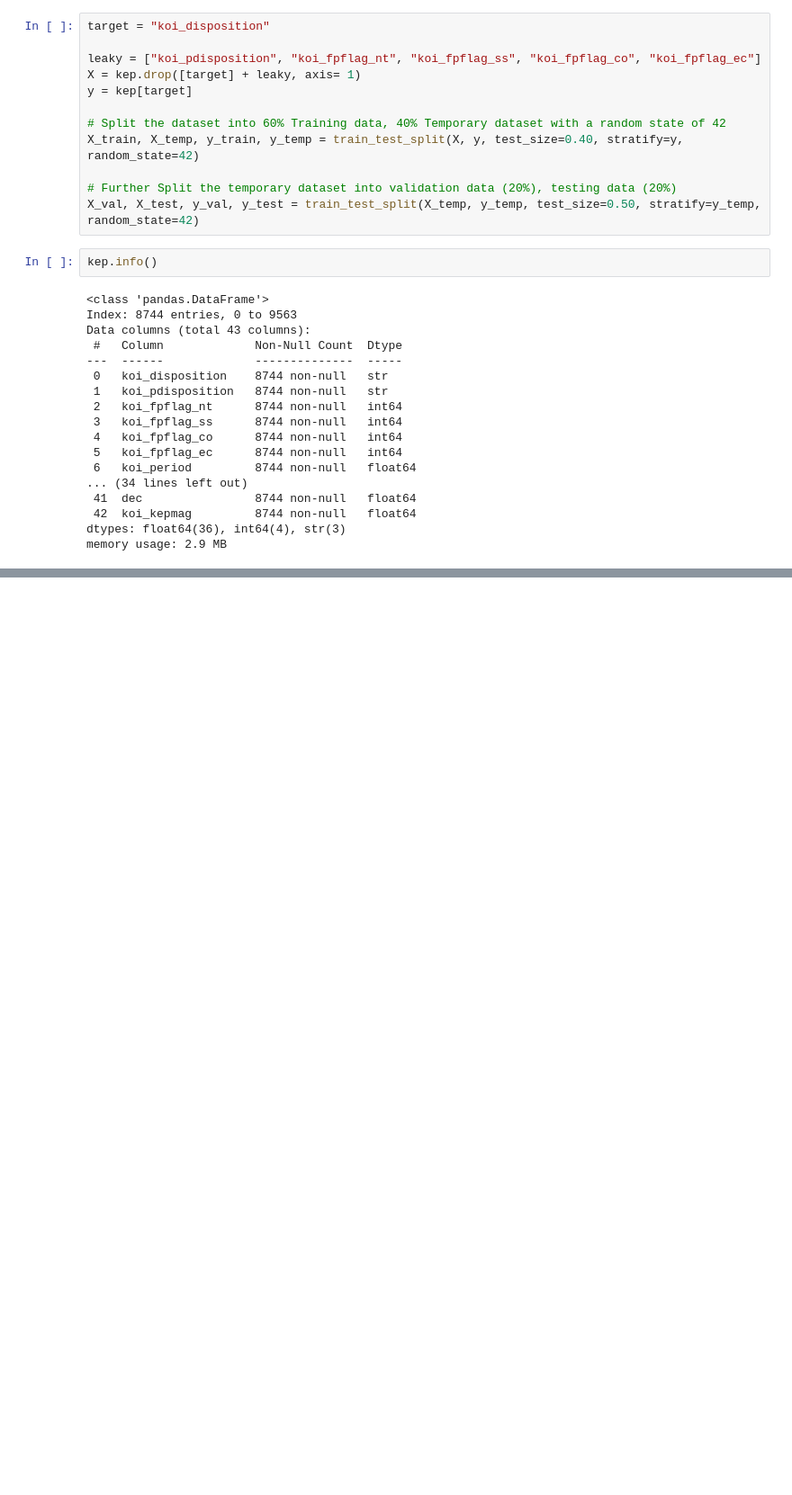
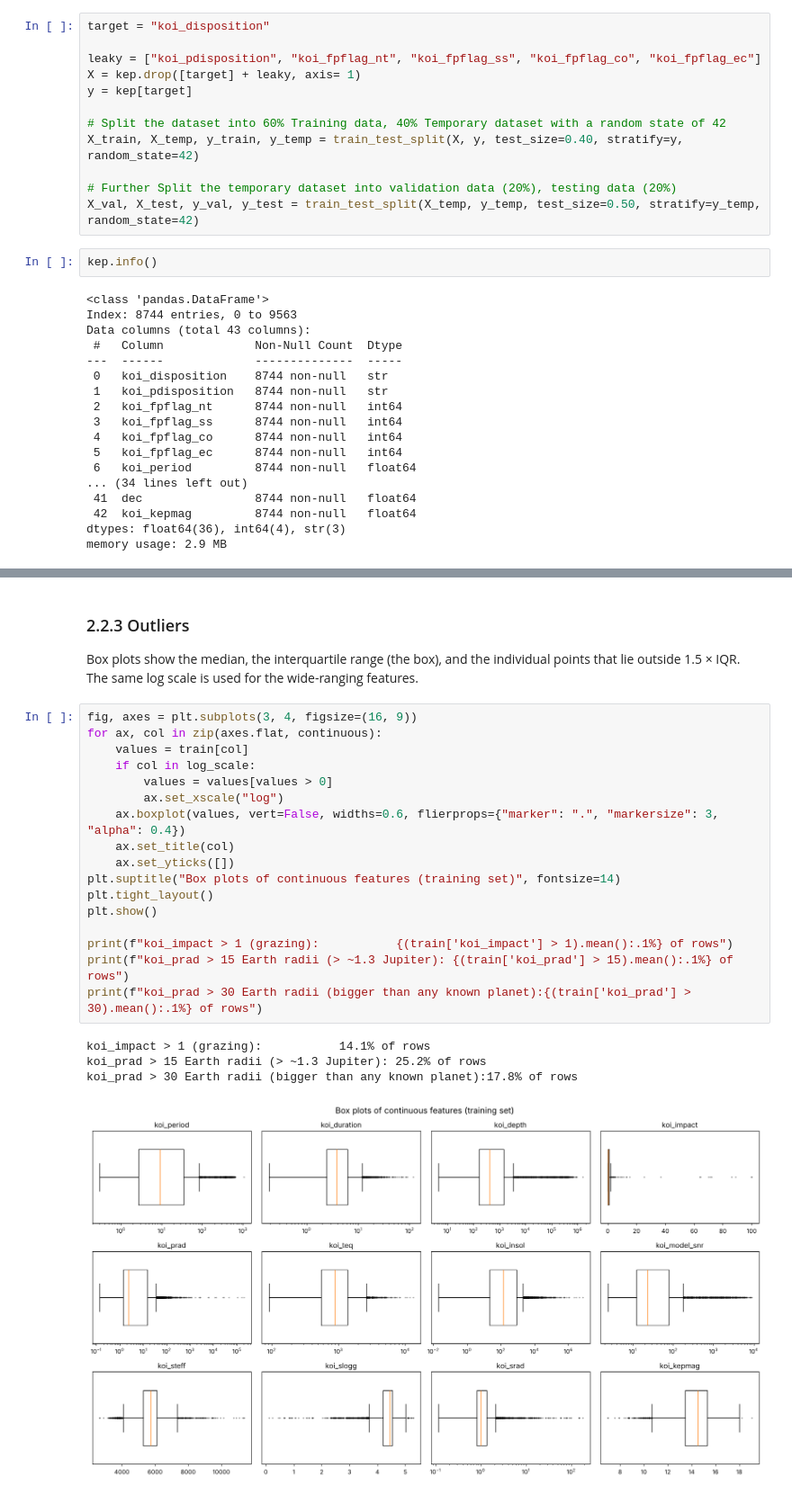
Before and after one commit to ayoajimuda/machine-learning, a Jupyter notebook: notebooks/clas/exoplanet_search.ipynb, the cells around one changed output, grey strips where cells are left out. Shown at 90% size. Cells and saved outputs as stored; diff of their text form; blank space fills up the shorter version.

```diff
--- a/notebooks/clas/exoplanet_search.ipynb
+++ b/notebooks/clas/exoplanet_search.ipynb
@@ -159,0 +283,26 @@ unique_values =
+# %% [markdown]
+### 2.2.3 Outliers
+
+Box plots show the median, the interquartile range (the box), and the individual points that lie outside 1.5 × IQR. The same log scale is used for the wide-ranging features.
+# %%
+fig, axes = plt.subplots(3, 4, figsize=(16, 9))
+for ax, col in zip(axes.flat, continuous):
+    values = train[col]
+    if col in log_scale:
+        values = values[values > 0]
+        ax.set_xscale("log")
+    ax.boxplot(values, vert=False, widths=0.6, flierprops={"marker": ".", "markersize": 3, "alpha": 0.4})
+    ax.set_title(col)
+    ax.set_yticks([])
+plt.suptitle("Box plots of continuous features (training set)", fontsize=14)
+plt.tight_layout()
+plt.show()
+
+print(f"koi_impact > 1 (grazing):           {(train['koi_impact'] > 1).mean():.1%} of rows")
+print(f"koi_prad > 15 Earth radii (> ~1.3 Jupiter): {(train['koi_prad'] > 15).mean():.1%} of rows")
+print(f"koi_prad > 30 Earth radii (bigger than any known planet):{(train['koi_prad'] > 30).mean():.1%} of rows")
+# %% [output]
+koi_impact > 1 (grazing):           14.1% of rows
+koi_prad > 15 Earth radii (> ~1.3 Jupiter): 25.2% of rows
+koi_prad > 30 Earth radii (bigger than any known planet):17.8% of rows
+[figure, added]
```
Also changed, not shown: parts of 86 cells of this notebook, 3 other files.
